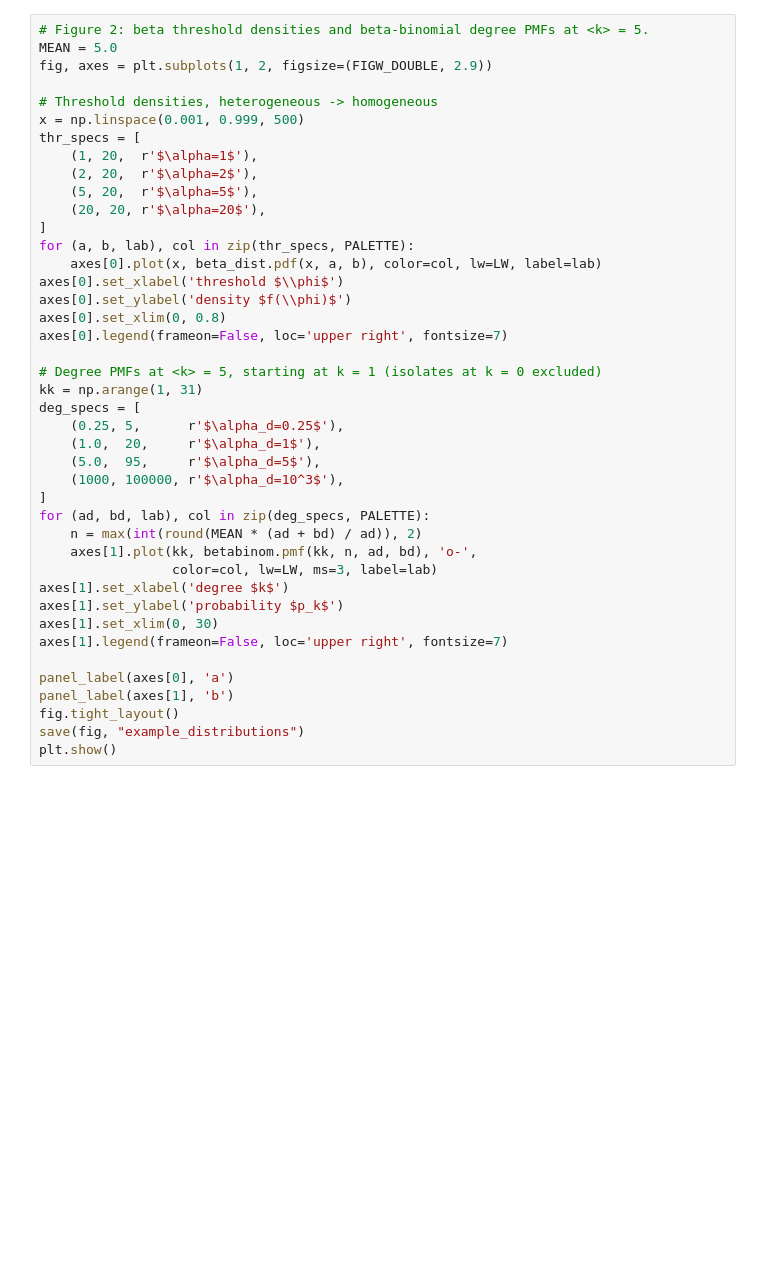
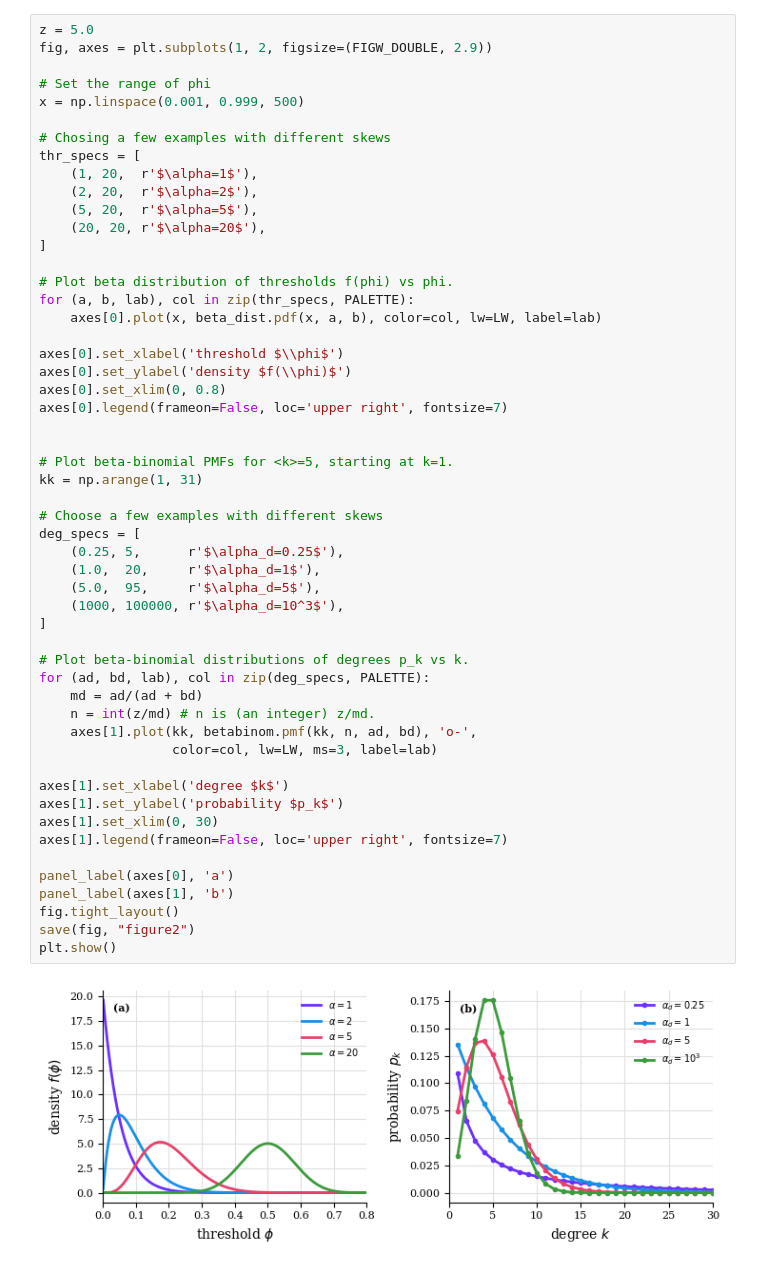
Before and after one commit to aidanwmw/Cascade-Degree-Threshold-Interaction, a Jupyter notebook: figure2.ipynb, the cells around one changed output. Drawn from its saved outputs; the diff is of its cells as text; blank space fills up the shorter version.

```diff
--- a/figure2.ipynb
+++ b/figure2.ipynb
@@ -8,42 +11,55 @@ from figstyle import PALETTE, LW, REF_LW, FIGW_SINGLE, FIGW_DOUBLE, panel_label,
 # %%
-# Figure 2: beta threshold densities and beta-binomial degree PMFs at <k> = 5.
-MEAN = 5.0
+z = 5.0
 fig, axes = plt.subplots(1, 2, figsize=(FIGW_DOUBLE, 2.9))
 
-# Threshold densities, heterogeneous -> homogeneous
+# Set the range of phi
 x = np.linspace(0.001, 0.999, 500)
+
+# Chosing a few examples with different skews
 thr_specs = [
     (1, 20,  r'$\alpha=1$'),
     (2, 20,  r'$\alpha=2$'),
     (5, 20,  r'$\alpha=5$'),
     (20, 20, r'$\alpha=20$'),
 ]
+
+# Plot beta distribution of thresholds f(phi) vs phi.
 for (a, b, lab), col in zip(thr_specs, PALETTE):
     axes[0].plot(x, beta_dist.pdf(x, a, b), color=col, lw=LW, label=lab)
+
 axes[0].set_xlabel('threshold $\\phi$')
 axes[0].set_ylabel('density $f(\\phi)$')
 axes[0].set_xlim(0, 0.8)
 axes[0].legend(frameon=False, loc='upper right', fontsize=7)
 
-# Degree PMFs at <k> = 5, starting at k = 1 (isolates at k = 0 excluded)
+
+# Plot beta-binomial PMFs for <k>=5, starting at k=1.
 kk = np.arange(1, 31)
+
+# Choose a few examples with different skews
 deg_specs = [
     (0.25, 5,      r'$\alpha_d=0.25$'),
     (1.0,  20,     r'$\alpha_d=1$'),
     (5.0,  95,     r'$\alpha_d=5$'),
     (1000, 100000, r'$\alpha_d=10^3$'),
 ]
+
+# Plot beta-binomial distributions of degrees p_k vs k.
 for (ad, bd, lab), col in zip(deg_specs, PALETTE):
-    n = max(int(round(MEAN * (ad + bd) / ad)), 2)
+    md = ad/(ad + bd)
+    n = int(z/md) # n is (an integer) z/md.
     axes[1].plot(kk, betabinom.pmf(kk, n, ad, bd), 'o-',
                  color=col, lw=LW, ms=3, label=lab)
+
 axes[1].set_xlabel('degree $k$')
 axes[1].set_ylabel('probability $p_k$')
 axes[1].set_xlim(0, 30)
 axes[1].legend(frameon=False, loc='upper right', fontsize=7)
 
 panel_label(axes[0], 'a')
 panel_label(axes[1], 'b')
 fig.tight_layout()
-save(fig, "example_distributions")
+save(fig, "figure2")
 plt.show()
+# %% [output]
+[figure, added]
```
Also changed, not shown: parts of 4 cells of this notebook, 30 other files.
